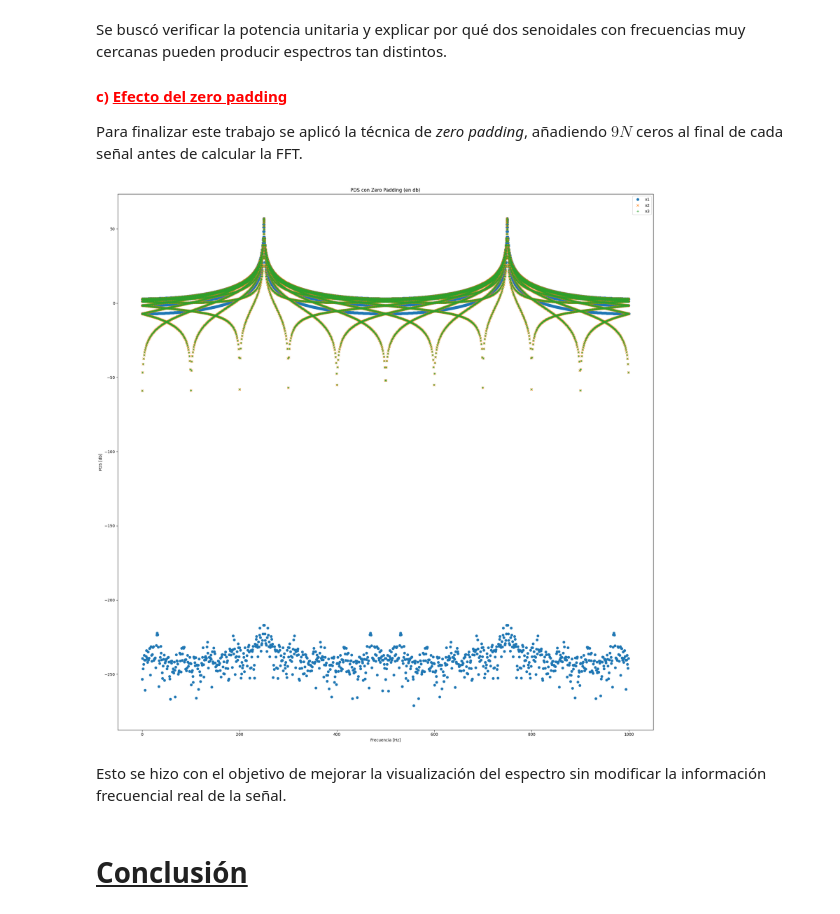
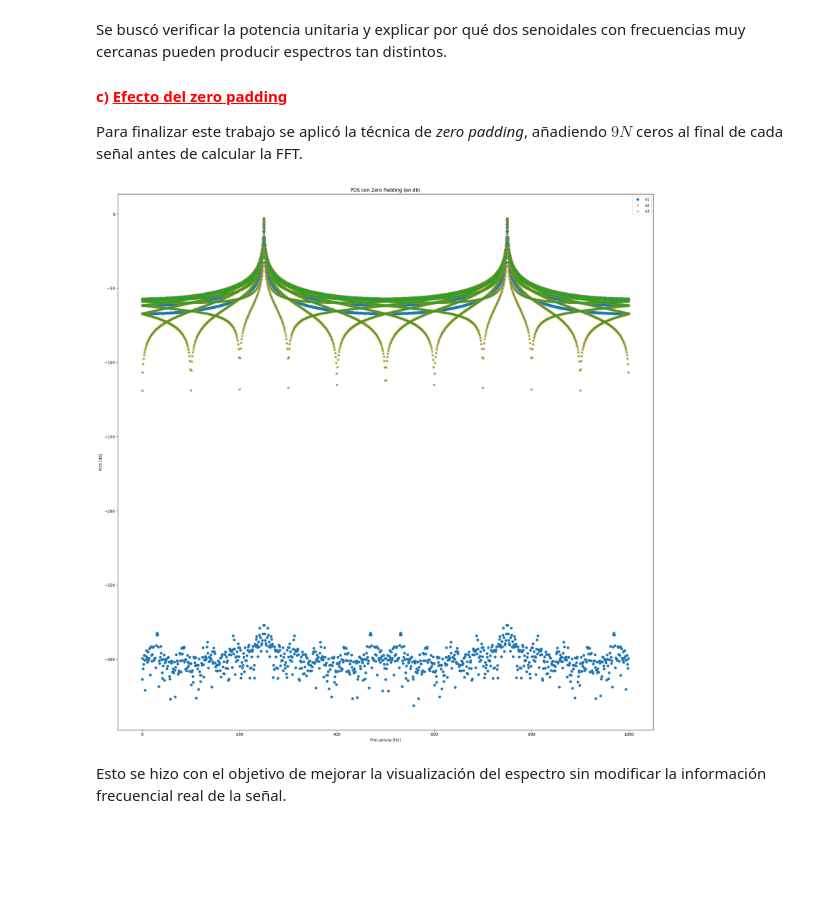
Before and after one commit to Catalina-git/APS, a Jupyter notebook: Tareas Semanales/TS3 - Análisis de Fourier/TS3.ipynb, the cells around one changed output. Saved outputs shown, nothing was run; the diff lists cells and outputs as text; code cells hidden in the pictures; blank space fills up the shorter version.

```diff
--- a/Tareas Semanales/TS3 - Análisis de Fourier/TS3.ipynb
+++ b/Tareas Semanales/TS3 - Análisis de Fourier/TS3.ipynb
@@ -293,39 +293,37 @@ Para finalizar este trabajo se aplicó la técnica de *zero padding*, añadiendo
 # %%
 """ ------------------------------- EJERCICIO c ------------------------------- """
 
 zp = np.zeros(9 * N)
 
 x1p = np.concatenate((x1, zp))
 x2p = np.concatenate((x2, zp))
 x3p = np.concatenate((x3, zp))
 
 # Calculo la FFT
-X1p = fft(x1p)
-X2p = fft(x2p)
-X3p = fft(x3p)
+X1p = fft(x1p) / N
+X2p = fft(x2p) / N
+X3p = fft(x3p) / N
 
 # Ejes de frecuencia
 Npadding = len(x1p)
 df_padding = fs / Npadding
 ff_padding = np.arange(Npadding) * df_padding
 
 # Grafico en db
 fig, axes = plt.subplots(1, 1, figsize=(20, 20))
 plt.title("PDS con Zero Padding (en db)")
 
 plt.plot(ff_padding, 10 * np.log10(np.abs(X1p)**2), 'o', label = 'x1')
 plt.plot(ff_padding, 10 * np.log10(np.abs(X2p)**2), 'x', label = 'x2')
 plt.plot(ff_padding, 10 * np.log10(np.abs(X2p)**2), '+', label = 'x3')
 
 plt.xlabel("Frecuencia [Hz]")
 plt.ylabel("PDS [db]")
 plt.legend()
 plt.tight_layout()
 plt.show()
 # %% [output]
-[figure, old version]
+[figure, new version]
 # %% [markdown]
 Esto se hizo con el objetivo de mejorar la visualización del espectro sin modificar la información frecuencial real de la señal.
-# %% [markdown]
-# <u>**Conclusión**</u>
 # %% [markdown]
```
Also changed, not shown: parts of 3 cells of this notebook, 4 other files.
